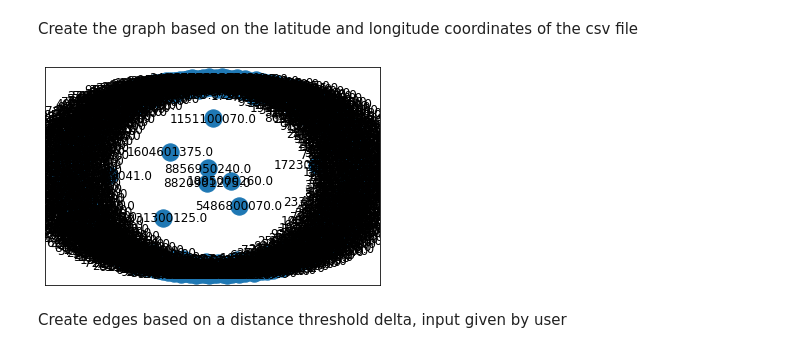
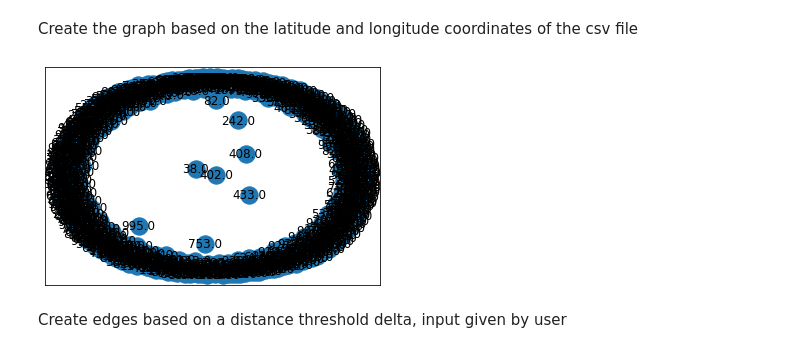
Before and after one commit to Tommy991118/Thesis-GNN, a Jupyter notebook: DataPipeline.ipynb, the cells around one changed output. Cells and saved outputs as stored; diff of their text form; code cells hidden in the pictures.

```diff
--- a/DataPipeline.ipynb
+++ b/DataPipeline.ipynb
@@ -116,3 +116,6 @@ df
 | 21611 | 291310100 | 400000.0 | 3 | 2.50 | 1600 | 2388 | 2.0 | 0 | 0 | 3 | ... |
 | 21612 | 1523300157 | 325000.0 | 2 | 0.75 | 1020 | 1076 | 2.0 | 0 | 0 | 3 | ... |
 21613 rows × 23 columns
+# %%
+df["index"] = df.index
+df
@@ -120,7 +137,7 @@ df
 ## MinMaxScaler
 # %%
 from sklearn.preprocessing import MinMaxScaler #The embedding models work when the values are in [0,1]. Need to check if it also works with a standardscaler and normalization.
-excluded_cols = ["id", "price", "lat", "long"]
+excluded_cols = ["id", "price", "lat", "long","index"]
 cols_to_scale = [col for col in df.columns if col not in excluded_cols]
 scaler = MinMaxScaler()
 df[cols_to_scale] = scaler.fit_transform(df[cols_to_scale])
@@ -157,10 +174,10 @@ Create the graph based on the latitude and longitude coordinates of the csv file
 # %%
 G = nx.Graph()
 for index,row in df.iterrows():
-    G.add_node(row["id"], pos=(row["lat"], row["long"]))
+    G.add_node(row["index"], pos=(row["lat"], row["long"]))
 nx.draw_networkx(G)
 # %% [output]
-[figure, old version]
+[figure, new version]
 # %% [markdown]
 Create edges based on a distance threshold delta, input given by user
 # %%
```
Also changed, not shown: parts of 17 cells of this notebook.
